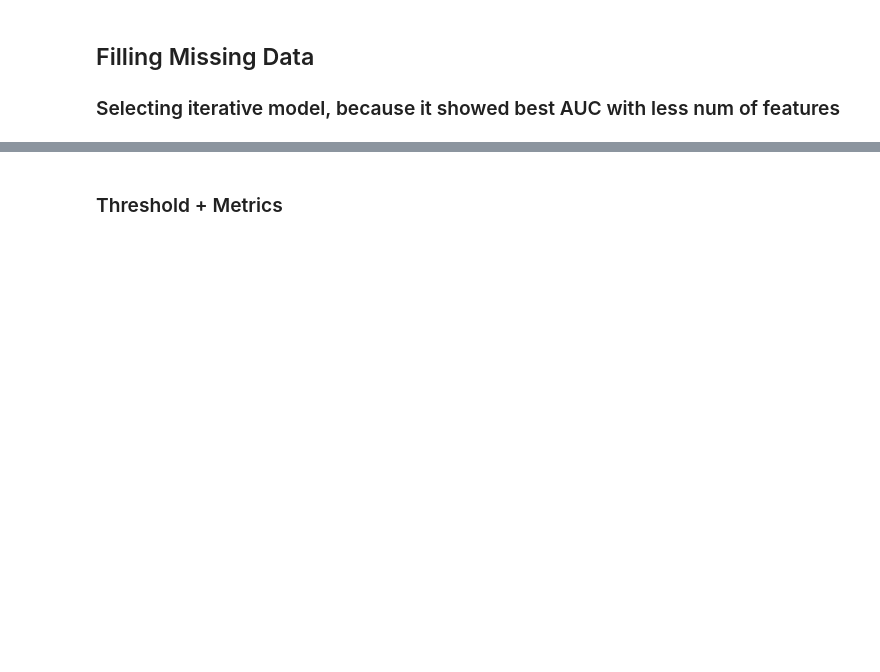
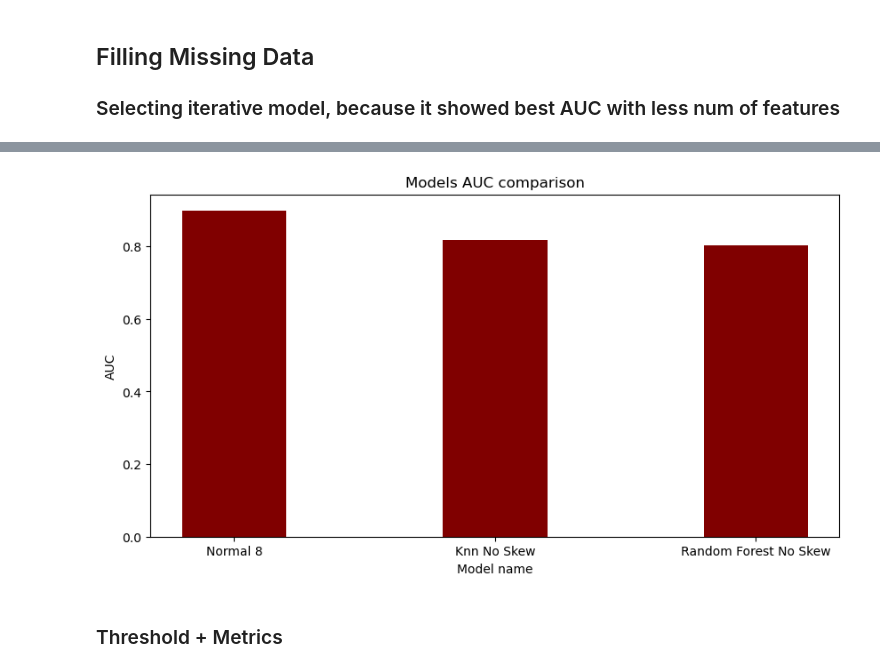
Before and after one commit to vburenkov/ML, a Jupyter notebook: FINAL/Burenkov.ipynb, the cells around one changed output, grey strips where cells are left out. Saved outputs shown, nothing was run; the diff lists cells and outputs as text; code cells hidden in the pictures; blank space fills up the shorter version.

```diff
--- a/FINAL/Burenkov.ipynb
+++ b/FINAL/Burenkov.ipynb
@@ -559,7 +559,7 @@ class EnhancedLGBMSelector(LGBMSelector):
 
     def __init__(self, data, model_file_name:str = '___EnhancedLGBMSelector_model_800_features.pcl'):
         self.model_file = model_file_name
-        super().__init__(data, -1)
+        super().__init__(data, -1, model_file_name)
 
     def get_feature_importance_raw(self):
         return self.regressor.feature_importance()
@@ -600,7 +600,7 @@ class EnhancedLGBMSelector(LGBMSelector):
             self.regressor=lg.train(params = params,
                                     train_set = d_train,
                                     valid_sets = d_test,
-                                    num_boost_round = 150,
+                                    num_boost_round = 400,
                                     callbacks= [lg.early_stopping(stopping_rounds=20)])
 
         # make prediction
@@ -1047,4 +1076,4 @@ spearman_test_selector.get_train_ROCAUC(), spearman_test_selector.get_test_ROCAU
 # %%
-iterative_150 = IterativeLGBMSelector(df_combine, normal, 0.90, 150, True)
+iterative_150 = IterativeLGBMSelector(df_combine, normal, 0.87, 150, True)
 iterativeFeatures = iterative_150.get_important_features()
 results_150 = iterative_150.get_training_results()
@@ -1078,6 +1111,7 @@ finalFeatures = [*[f for f in iterativeFeatures], *['target', 'ind']]
 df_final = df_combine[finalFeatures]
 # %%
 imputed_path = '___final_dataset_knn.pcl'
+knn_model_path =  '___kkn_no_skew.pcl'
 
 if os.path.exists(imputed_path) == True:
     df_final = pickle.load(open(imputed_path, 'rb'))
@@ -1087,4 +1121,4 @@ else:
     pickle.dump(df_final, open(imputed_path, 'wb'))
 
 df_final = remove_skew(df_final, excluded_features = ['target'])
-kkn_no_skew = EnhancedLGBMSelector(df_final, 'kkn_no_skew.pcl')
+kkn_no_skew = EnhancedLGBMSelector(df_final, knn_model_path)
@@ -1091,5 +1127,6 @@ kkn_no_skew = EnhancedLGBMSelector(df_final, 'kkn_no_skew.pcl')
 # %%
 imputed_path = '___final_dataset_randomforest.pcl'
+randomforest_model_path = '___randomforest_no_skew.pcl'
 
 if os.path.exists(imputed_path) == True:
     df_final = pickle.load(open(imputed_path, 'rb'))
@@ -1099,4 +1136,4 @@ else:
     pickle.dump(df_final, open(imputed_path, 'wb'))
 
 df_final = remove_skew(df_final, excluded_features = ['target'])
-randomforest_no_skew = EnhancedLGBMSelector(df_final, 'randomforest_no_skew.pcl')
+randomforest_no_skew = EnhancedLGBMSelector(df_final, randomforest_model_path)
@@ -1103,10 +1182,12 @@ randomforest_no_skew = EnhancedLGBMSelector(df_final, 'randomforest_no_skew.pcl'
 # %%
-X = [ 'Iterative' + ' ' + str(len(iterativeFeatures)),
+X = [ 'Normal' + ' ' + str(len(iterativeFeatures)),
       'Knn No Skew',
       'Random Forest No Skew' ]
 
 Y = [ normal.get_test_ROCAUC(), kkn_no_skew.get_test_ROCAUC(), randomforest_no_skew.get_test_ROCAUC() ]
 
 Metrics.BAR_plot(X, Y, 'Models AUC comparison', 'Model name', 'AUC')
+# %% [output]
+[figure, added]
 # %% [markdown]
 ### Threshold + Metrics
```
Also changed, not shown: parts of 45 cells of this notebook.
